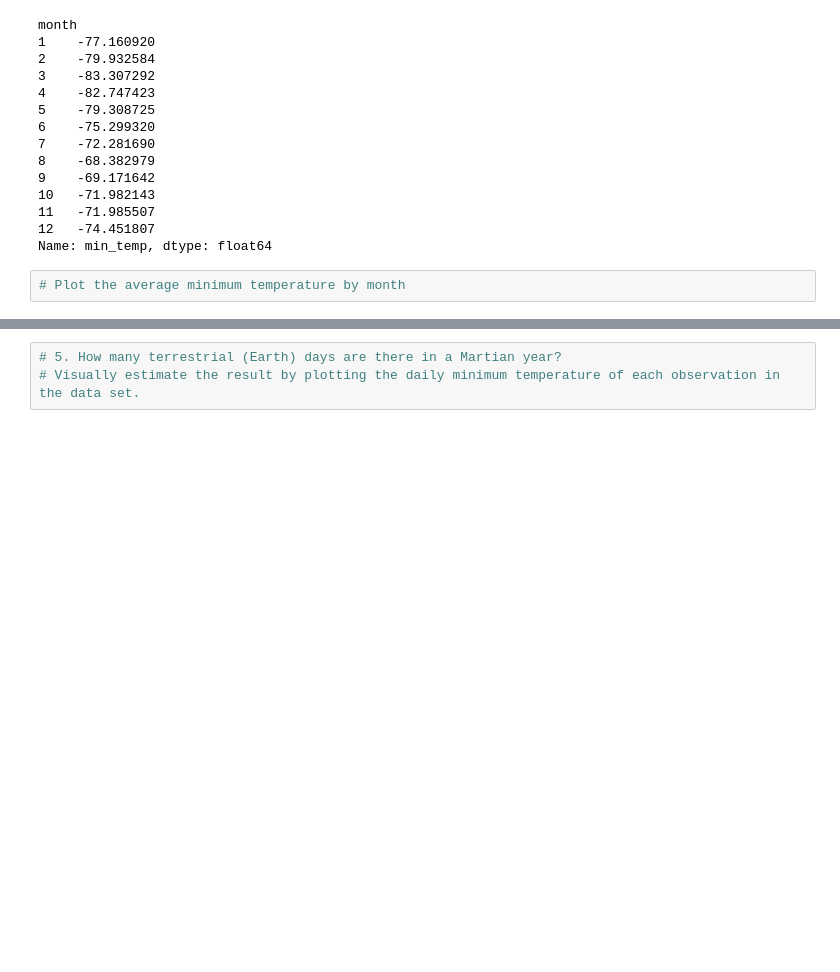
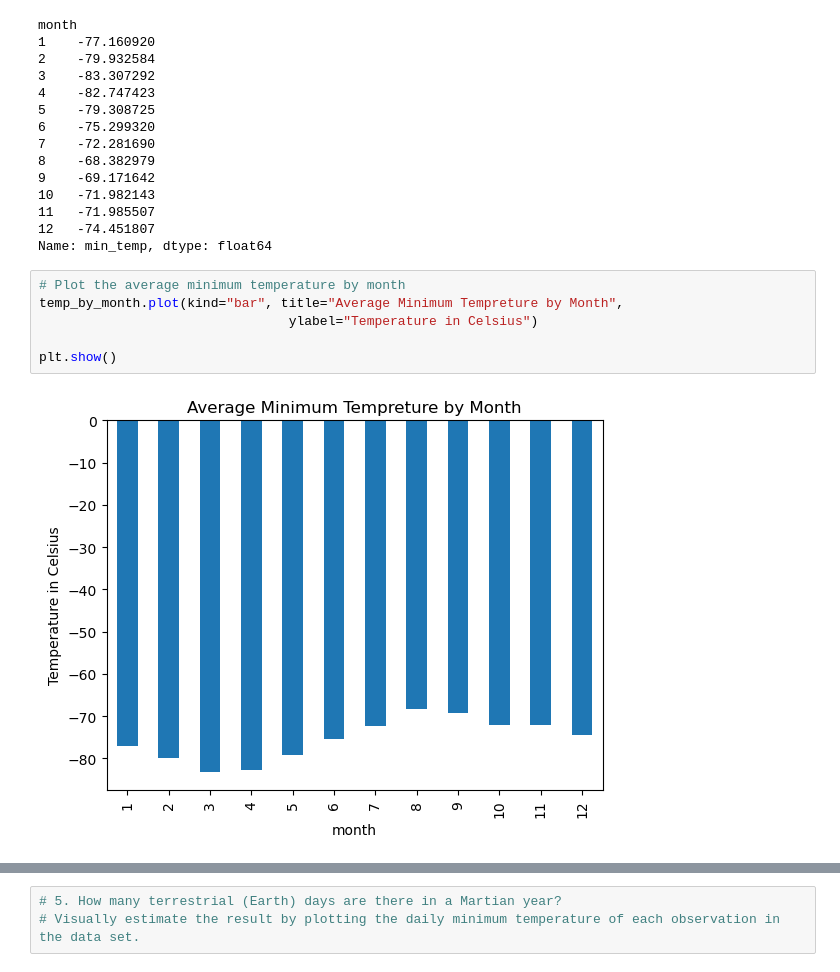
Before and after one commit to Feda2020/Module-11-Challenge, a Jupyter notebook: part_2_mars_weather.ipynb, the cells around one changed output, grey strips where cells are left out. Drawn from its saved outputs; the diff is of its cells as text; blank space fills up the shorter version.

Commit message:
finishing the bar plot for tempreture and pressure

```diff
--- a/part_2_mars_weather.ipynb
+++ b/part_2_mars_weather.ipynb
@@ -171,5 +171,11 @@ month
 Name: min_temp, dtype: float64
 # %%
 # Plot the average minimum temperature by month
+temp_by_month.plot(kind="bar", title="Average Minimum Tempreture by Month",
+                                ylabel="Temperature in Celsius")
+
+plt.show()
+# %% [output]
+[figure, added]
 # %%
 # Identify the coldest and hottest months in Curiosity's location by sorting the previous graph
```
Also changed, not shown: parts of 4 cells of this notebook.
